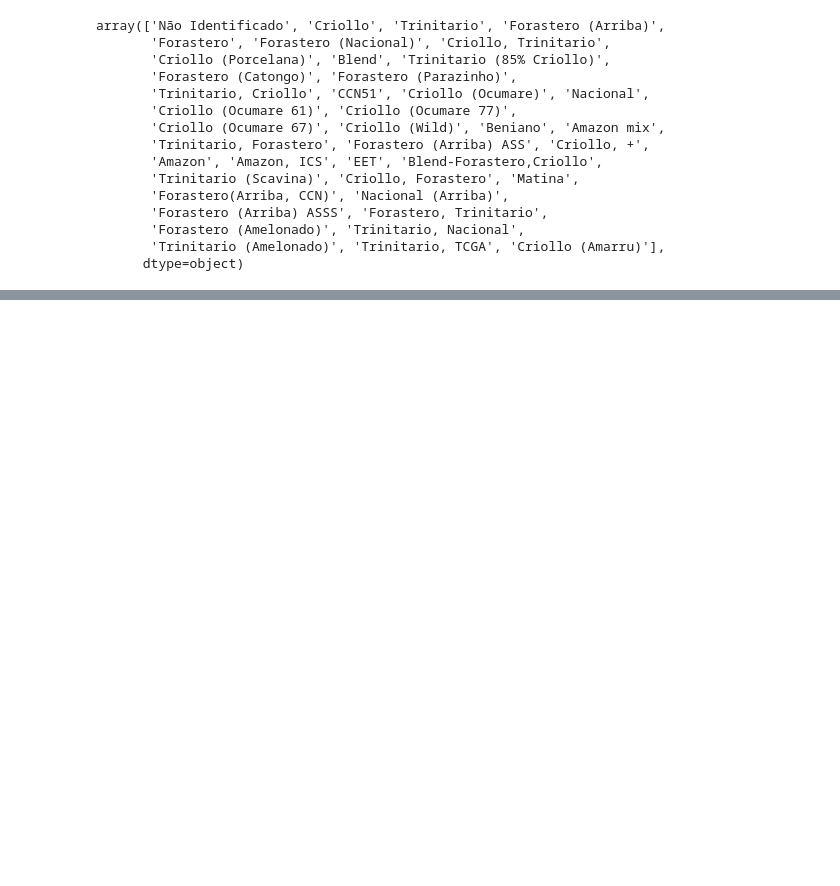
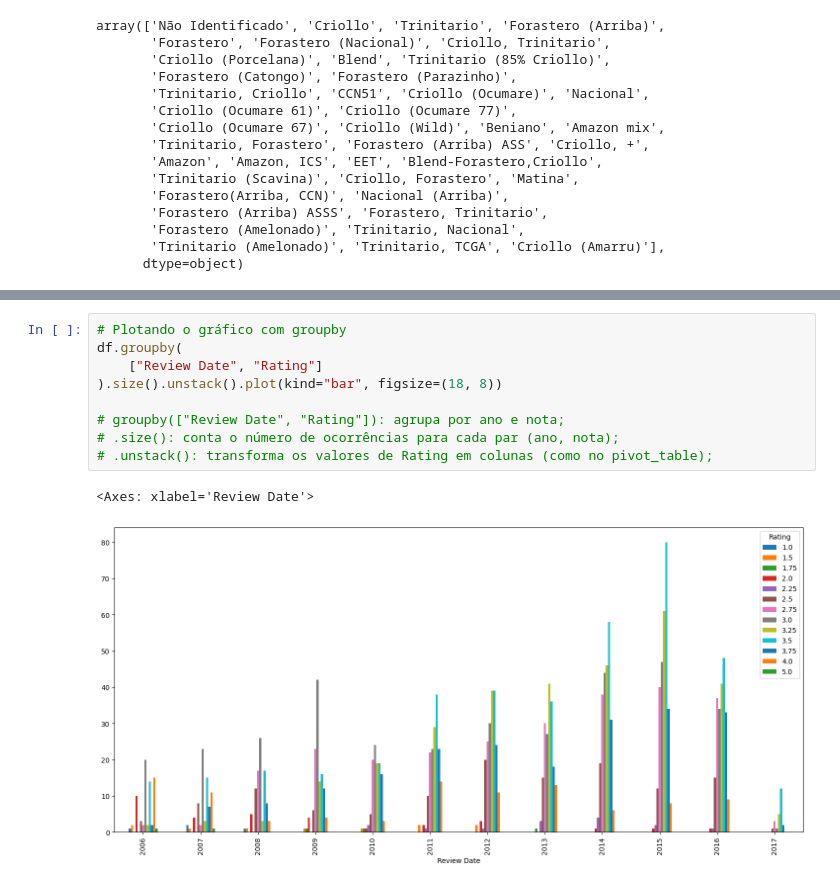
Before and after one commit to FelipeOrlandoLanzara/Data-Science, a Jupyter notebook: 2. Análise de Dados/2.2. Pandas/resolucao_exercicios_pandas.ipynb, the cells around one changed output, grey strips where cells are left out. Cells and saved outputs as stored; diff of their text form; blank space fills up the shorter version.

```diff
--- a/2. Análise de Dados/2.2. Pandas/resolucao_exercicios_pandas.ipynb
+++ b/2. Análise de Dados/2.2. Pandas/resolucao_exercicios_pandas.ipynb
@@ -449,0 +506,12 @@ array(['Não Identificado', 'Criollo', 'Trinitario', 'Forastero (Arriba)',
+# %%
+# Plotando o gráfico com groupby
+df.groupby(
+    ["Review Date", "Rating"]
+).size().unstack().plot(kind="bar", figsize=(18, 8))
+
+# groupby(["Review Date", "Rating"]): agrupa por ano e nota;
+# .size(): conta o número de ocorrências para cada par (ano, nota);
+# .unstack(): transforma os valores de Rating em colunas (como no pivot_table);
+# %% [output]
+<Axes: xlabel='Review Date'>
+[figure, added]
```
Also changed, not shown: parts of 5 cells of this notebook, 2 other files.
